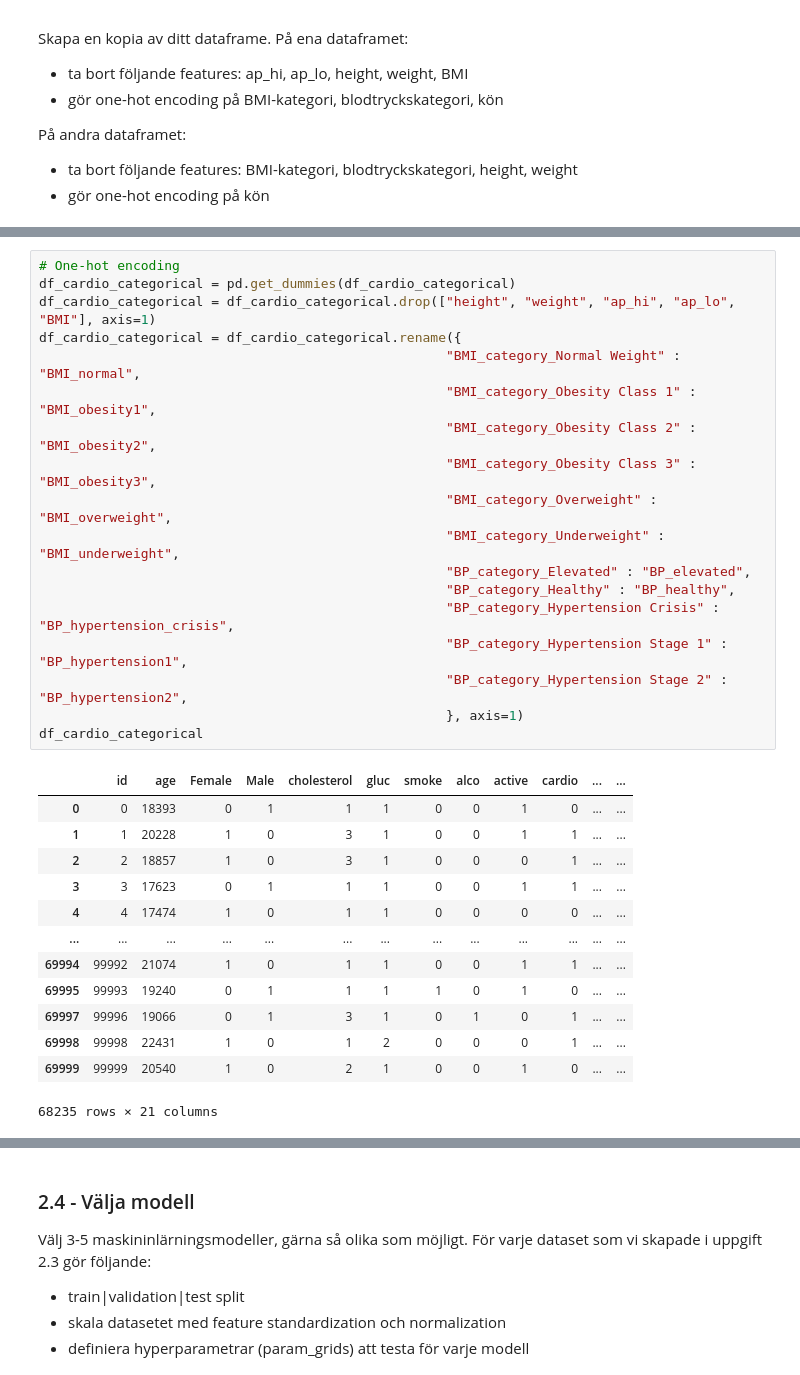
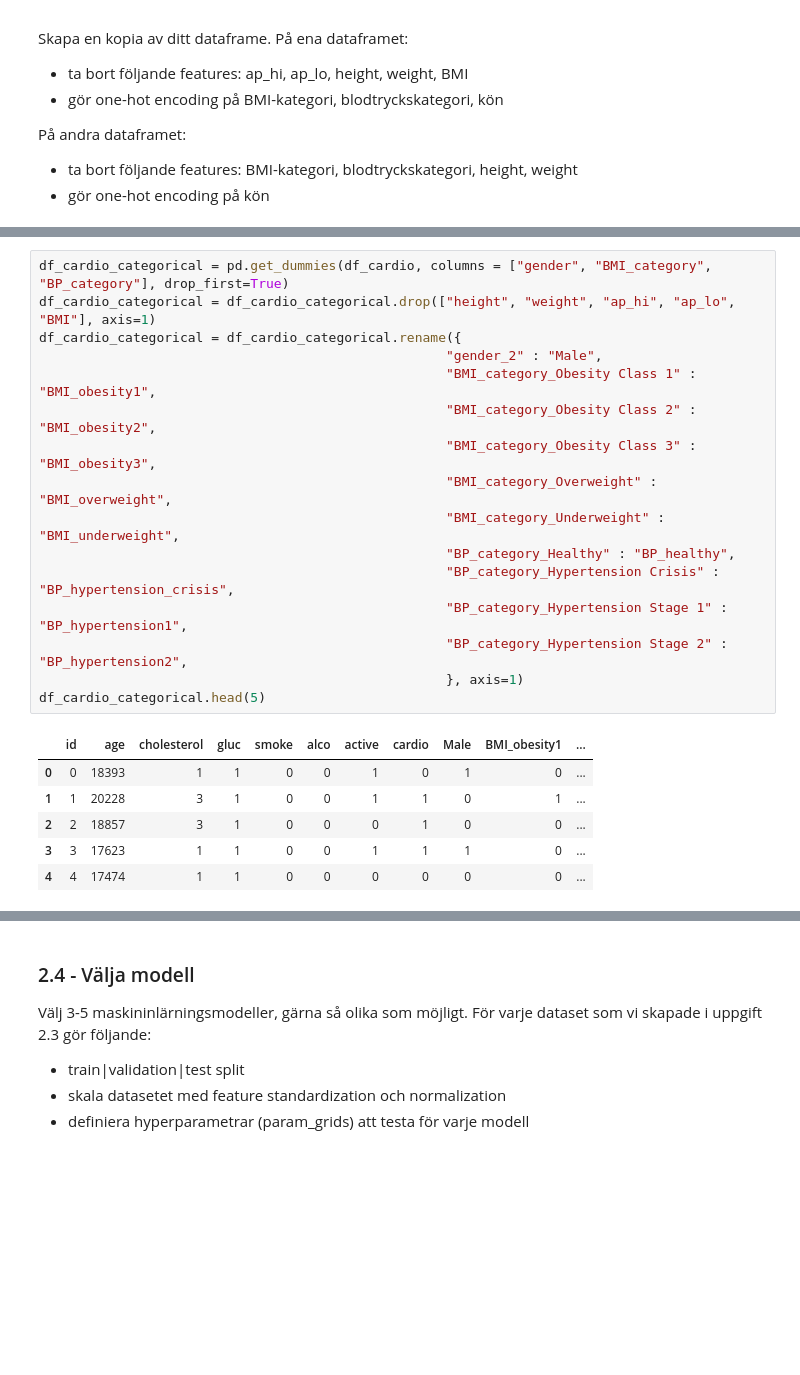
Before and after one commit to Anna-MariaSjolund/Machine-learning, a Jupyter notebook: labs/lab_disease_prediction.ipynb, the cells around one changed output, grey strips where cells are left out. Drawn from its saved outputs; the diff is of its cells as text; blank space fills up the shorter version.

```diff
--- a/labs/lab_disease_prediction.ipynb
+++ b/labs/lab_disease_prediction.ipynb
@@ -704,32 +695,23 @@ df_cardio_continuous = df_cardio_categorical.copy()
 # %%
-# One-hot encoding
-df_cardio_categorical = pd.get_dummies(df_cardio_categorical)
+df_cardio_categorical = pd.get_dummies(df_cardio, columns = ["gender", "BMI_category", "BP_category"], drop_first=True)
 df_cardio_categorical = df_cardio_categorical.drop(["height", "weight", "ap_hi", "ap_lo", "BMI"], axis=1)
 df_cardio_categorical = df_cardio_categorical.rename({
-                                                    "BMI_category_Normal Weight" : "BMI_normal",
+                                                    "gender_2" : "Male",
                                                     "BMI_category_Obesity Class 1" : "BMI_obesity1",
                                                     "BMI_category_Obesity Class 2" : "BMI_obesity2",
                                                     "BMI_category_Obesity Class 3" : "BMI_obesity3",
                                                     "BMI_category_Overweight" : "BMI_overweight",
                                                     "BMI_category_Underweight" : "BMI_underweight",
-                                                    "BP_category_Elevated" : "BP_elevated",
                                                     "BP_category_Healthy" : "BP_healthy",
                                                     "BP_category_Hypertension Crisis" : "BP_hypertension_crisis",
                                                     "BP_category_Hypertension Stage 1" : "BP_hypertension1",
                                                     "BP_category_Hypertension Stage 2" : "BP_hypertension2",
                                                     }, axis=1)
-df_cardio_categorical
+df_cardio_categorical.head(5)
 # %% [output]
-|  | id | age | Female | Male | cholesterol | gluc | smoke | alco | active | cardio | ... | ... |
-| 0 | 0 | 18393 | 0 | 1 | 1 | 1 | 0 | 0 | 1 | 0 | ... | ... |
-| 1 | 1 | 20228 | 1 | 0 | 3 | 1 | 0 | 0 | 1 | 1 | ... | ... |
-| 2 | 2 | 18857 | 1 | 0 | 3 | 1 | 0 | 0 | 0 | 1 | ... | ... |
-| 3 | 3 | 17623 | 0 | 1 | 1 | 1 | 0 | 0 | 1 | 1 | ... | ... |
-| 4 | 4 | 17474 | 1 | 0 | 1 | 1 | 0 | 0 | 0 | 0 | ... | ... |
-| ... | ... | ... | ... | ... | ... | ... | ... | ... | ... | ... | ... | ... |
-| 69994 | 99992 | 21074 | 1 | 0 | 1 | 1 | 0 | 0 | 1 | 1 | ... | ... |
-| 69995 | 99993 | 19240 | 0 | 1 | 1 | 1 | 1 | 0 | 1 | 0 | ... | ... |
-| 69997 | 99996 | 19066 | 0 | 1 | 3 | 1 | 0 | 1 | 0 | 1 | ... | ... |
-| 69998 | 99998 | 22431 | 1 | 0 | 1 | 2 | 0 | 0 | 0 | 1 | ... | ... |
-| 69999 | 99999 | 20540 | 1 | 0 | 2 | 1 | 0 | 0 | 1 | 0 | ... | ... |
+|  | id | age | cholesterol | gluc | smoke | alco | active | cardio | Male | BMI_obesity1 | ... |
+| 0 | 0 | 18393 | 1 | 1 | 0 | 0 | 1 | 0 | 1 | 0 | ... |
+| 1 | 1 | 20228 | 3 | 1 | 0 | 0 | 1 | 1 | 0 | 1 | ... |
+| 2 | 2 | 18857 | 3 | 1 | 0 | 0 | 0 | 1 | 0 | 0 | ... |
+| 3 | 3 | 17623 | 1 | 1 | 0 | 0 | 1 | 1 | 1 | 0 | ... |
+| 4 | 4 | 17474 | 1 | 1 | 0 | 0 | 0 | 0 | 0 | 0 | ... |
-68235 rows × 21 columns
```
Also changed, not shown: parts of 10 cells of this notebook, 1 other file.
